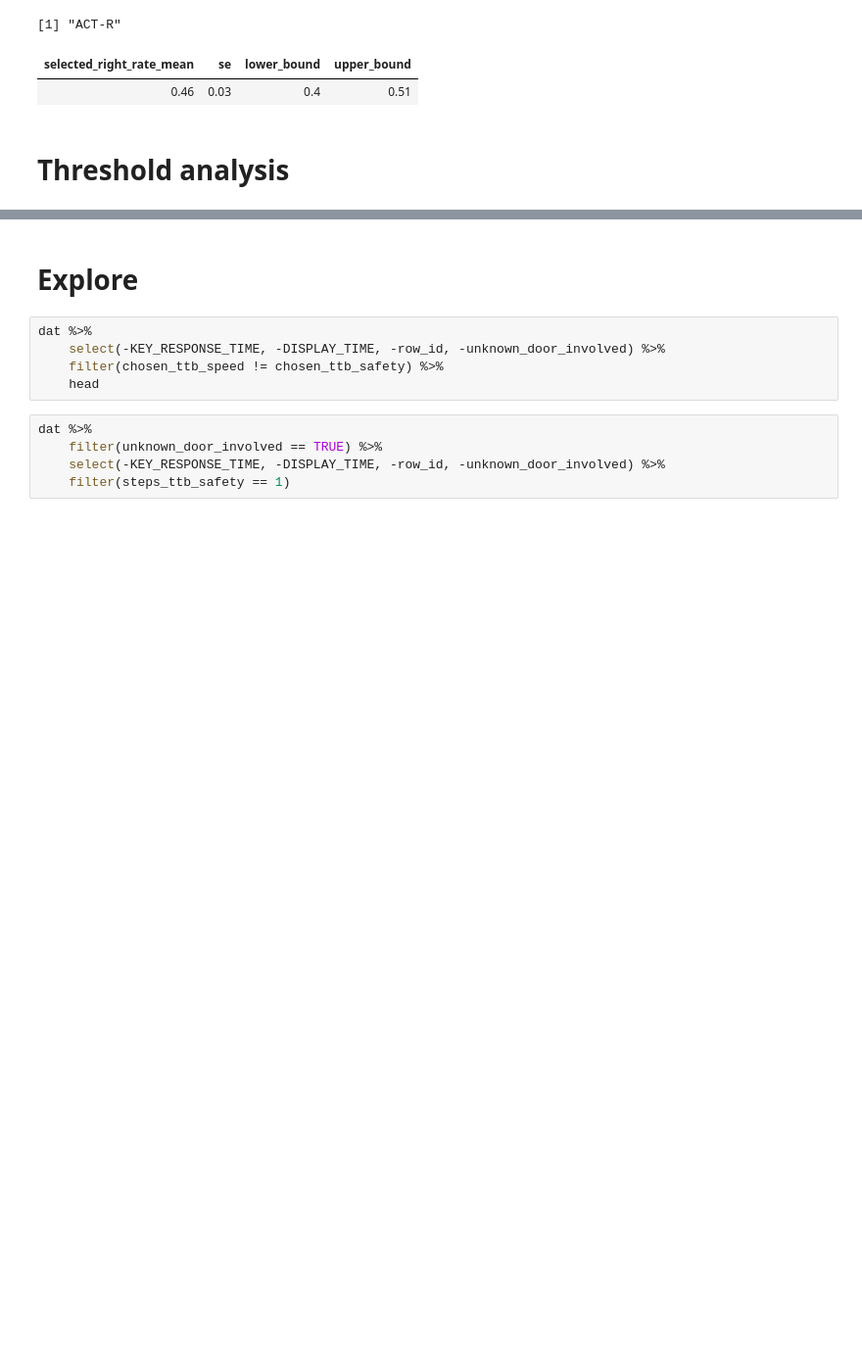
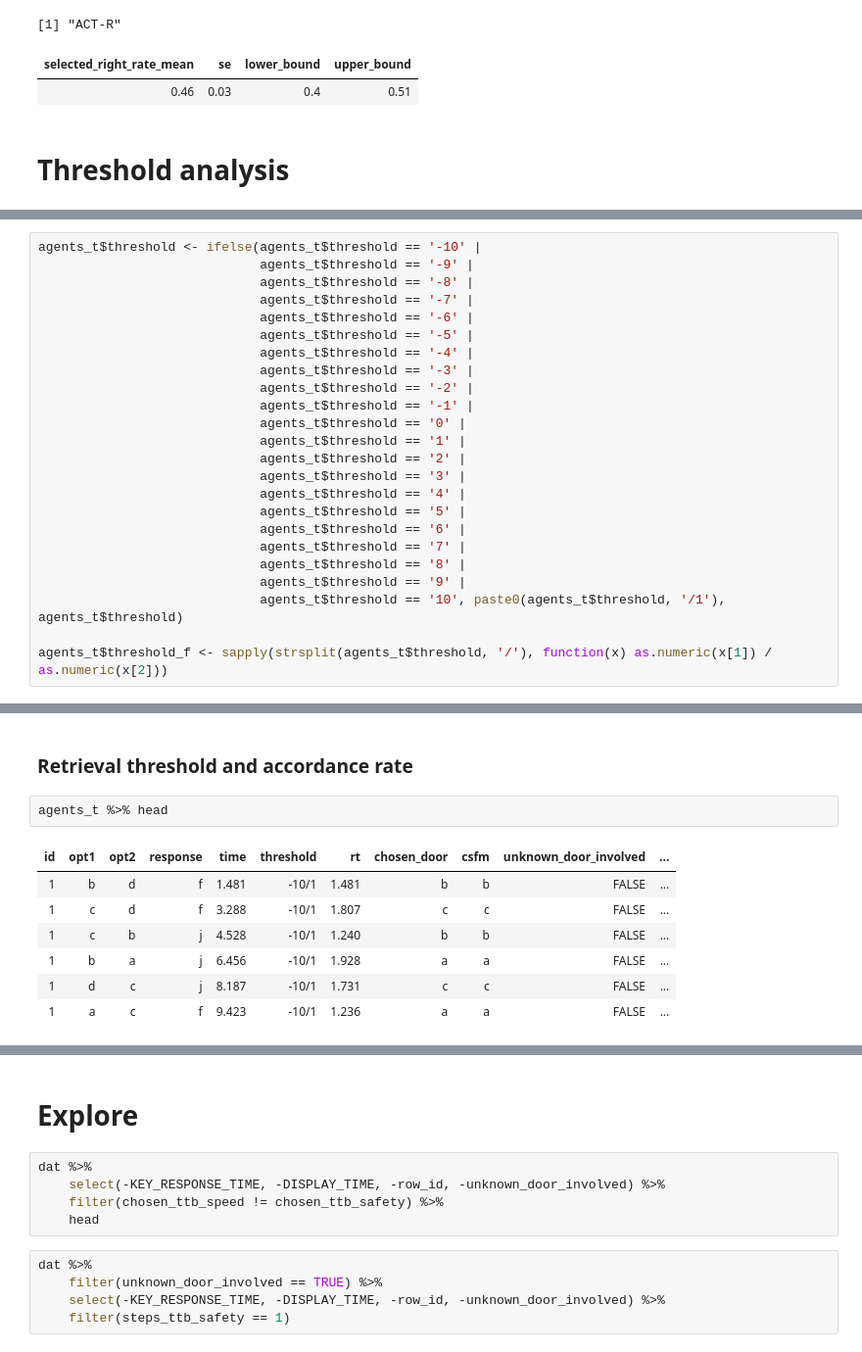
Before and after one commit to franciscoqv/evacuation-actr, a Jupyter notebook: Data analysis - Evacuation/Forced Choice Analysis.ipynb, the cells around one changed output, grey strips where cells are left out. Shown at 98% size. Drawn from its saved outputs; the diff is of its cells as text; blank space fills up the shorter version.

```diff
--- a/Data analysis - Evacuation/Forced Choice Analysis.ipynb
+++ b/Data analysis - Evacuation/Forced Choice Analysis.ipynb
@@ -979,0 +980,24 @@ agents$steps_ttb_safety <- ifelse((agents$opt1 == "c" & agents$opt2 == "d") |
+# %%
+agents_t$threshold <- ifelse(agents_t$threshold == '-10' |
+                             agents_t$threshold == '-9' |
+                             agents_t$threshold == '-8' |
+                             agents_t$threshold == '-7' |
+                             agents_t$threshold == '-6' |
+                             agents_t$threshold == '-5' |
+                             agents_t$threshold == '-4' |
+                             agents_t$threshold == '-3' |
+                             agents_t$threshold == '-2' |
+                             agents_t$threshold == '-1' |
+                             agents_t$threshold == '0' |
+                             agents_t$threshold == '1' |
+                             agents_t$threshold == '2' |
+                             agents_t$threshold == '3' |
+                             agents_t$threshold == '4' |
+                             agents_t$threshold == '5' |
+                             agents_t$threshold == '6' |
+                             agents_t$threshold == '7' |
+                             agents_t$threshold == '8' |
+                             agents_t$threshold == '9' |
+                             agents_t$threshold == '10', paste0(agents_t$threshold, '/1'), agents_t$threshold)
+
+agents_t$threshold_f <- sapply(strsplit(agents_t$threshold, '/'), function(x) as.numeric(x[1]) / as.numeric(x[2]))
@@ -979,0 +1035,12 @@ agents$steps_ttb_safety <- ifelse((agents$opt1 == "c" & agents$opt2 == "d") |
+# %% [markdown]
+### Retrieval threshold and accordance rate
+# %%
+agents_t %>% head
+# %% [output]
+| id | opt1 | opt2 | response | time | threshold | rt | chosen_door | csfm | unknown_door_involved | ... |
+| 1 | b | d | f | 1.481 | -10/1 | 1.481 | b | b | FALSE | ... |
+| 1 | c | d | f | 3.288 | -10/1 | 1.807 | c | c | FALSE | ... |
+| 1 | c | b | j | 4.528 | -10/1 | 1.240 | b | b | FALSE | ... |
+| 1 | b | a | j | 6.456 | -10/1 | 1.928 | a | a | FALSE | ... |
+| 1 | d | c | j | 8.187 | -10/1 | 1.731 | c | c | FALSE | ... |
+| 1 | a | c | f | 9.423 | -10/1 | 1.236 | a | a | FALSE | ... |
```
Also changed, not shown: parts of 6 cells of this notebook, 6 other files.
